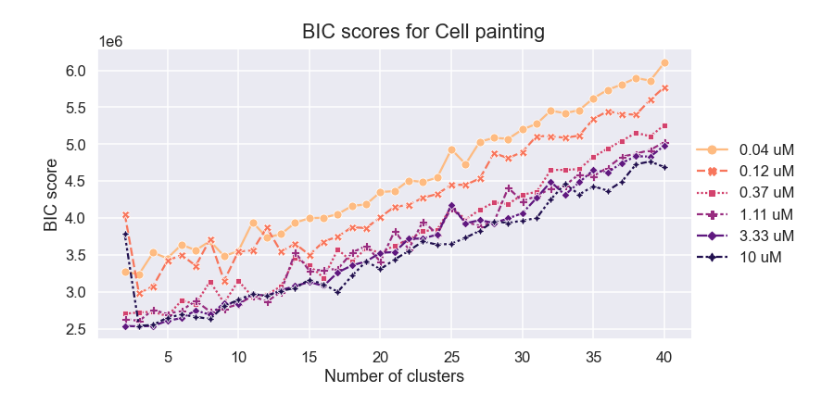
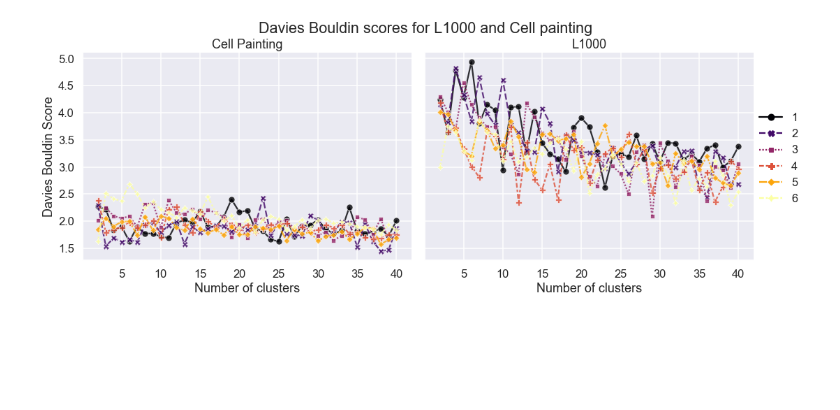
Before and after one commit to broadinstitute/lincs-profiling-complementarity, a Jupyter notebook: 3.clustering-pca/2.clustering_visualization.ipynb, the cells around one changed output. Drawn from its saved outputs; the diff is of its cells as text; code cells hidden in the pictures; blank space fills up the shorter version.

```diff
--- a/3.clustering-pca/2.clustering_visualization.ipynb
+++ b/3.clustering-pca/2.clustering_visualization.ipynb
@@ -59,6 +50,9 @@ array(['1', '2', '3', '4', '5', '6', 'all'], dtype=object)
 # %%
 df_silh_cp['profile_tech'] = 'Cell painting'
 df_silh_L1000['profile_tech'] = 'L1000'
+
+df_db_cp['profile_tech'] = 'Cell painting'
+df_db_L1000['profile_tech'] = 'L1000'
 # %%
 df_silh_cp['dose'] = df_silh_cp['dose'].map(dose_recode)
 df_silh_L1000['dose'] = df_silh_L1000['dose'].map(dose_recode)
@@ -89,10 +96,44 @@ rel_plt.fig.subplots_adjust(top=.87)
+# %%
+rel_plt = sns.relplot(
+    data=df_db,
+    x="cluster",
+    y="davies_bouldin_score",
+    col="profile_tech",
+    hue = 'dose',
+    kind="line",
+    palette='inferno',
+    style="dose",
+    markers=True,
+    col_wrap=2,
+    height=5.5,
+    aspect=1.3,
+    alpha = 0.8
+)
+
+rel_plt._legend.set_title('')
+rel_plt.set_axis_labels("Number of clusters", "Davies Bouldin Score")
+rel_ax = rel_plt.axes.flatten()
+rel_ax[0].set_title("Cell Painting")
+rel_ax[1].set_title("L1000")
+rel_plt.fig.suptitle('Davies Bouldin scores for L1000 and Cell painting')
+rel_plt.fig.subplots_adjust(top=.87)
+# %% [output]
+[figure, added]
 # %%
-rel_plt = sns.relplot(data=df_cp_bic, x="cluster", y="BIC_score", hue = 'dose', kind="line",
-            markers=True, style="dose", palette = "magma_r", height=5.5, aspect=1.8)
-rel_plt._legend.set_title('')
-rel_plt.set_axis_labels("Number of clusters", "BIC score")
-rel_plt.fig.suptitle('BIC scores for Cell painting')
-rel_plt.fig.subplots_adjust(top=.91)
+# rel_plt = sns.relplot(
+#    data=df_cp_bic,
+#     x="cluster",
+#     y="BIC_score",
+#    hue='dose',
+#    kind="line",
+#    markers=True,
+#    style="dose",
+#    palette = "magma_r",
+#    height=5.5,
+#    aspect=1.8
+# )
+# rel_plt._legend.set_title('')
+# rel_plt.set_axis_labels("Number of clusters", "BIC score")
+# rel_plt.fig.suptitle('BIC scores for Cell painting')
+# rel_plt.fig.subplots_adjust(top=.91)
-# %% [output]
-[figure, removed]
 # %%
```
Also changed, not shown: parts of 11 cells of this notebook, 5 other files.
